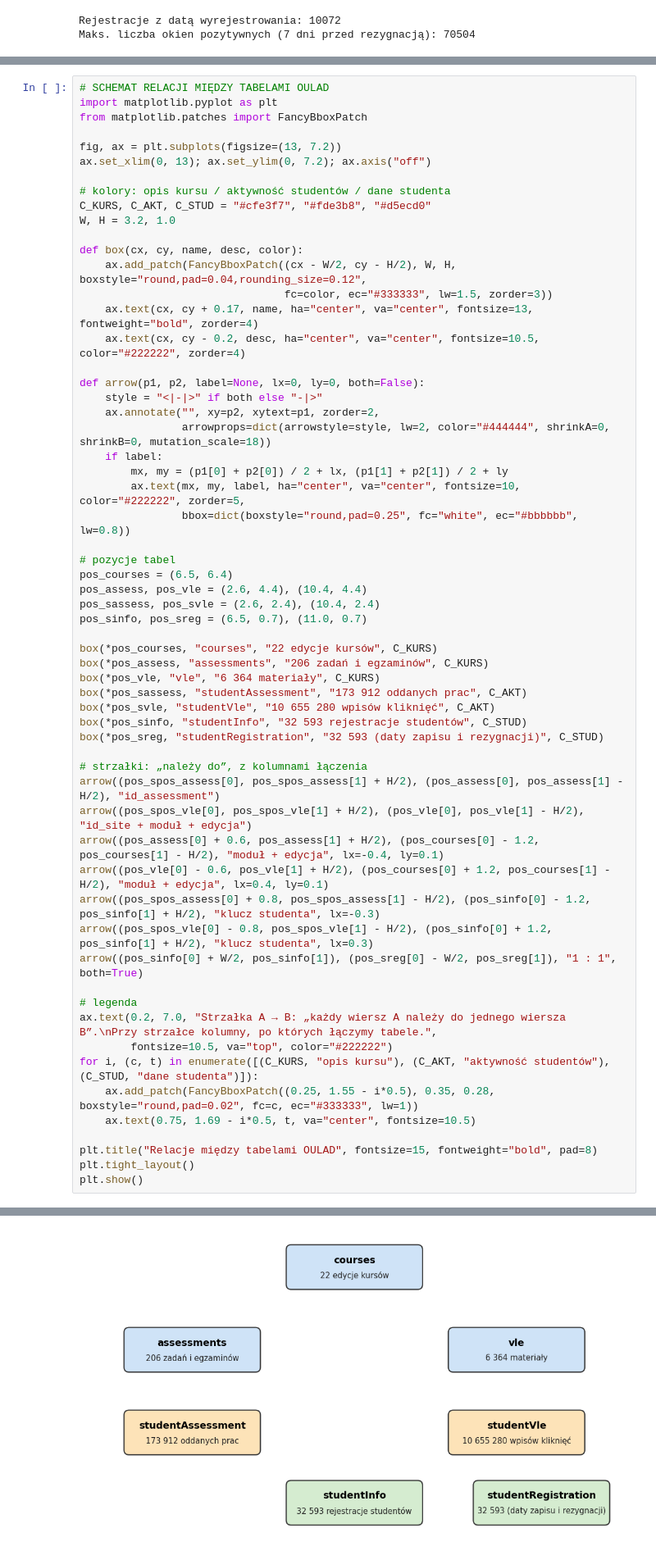
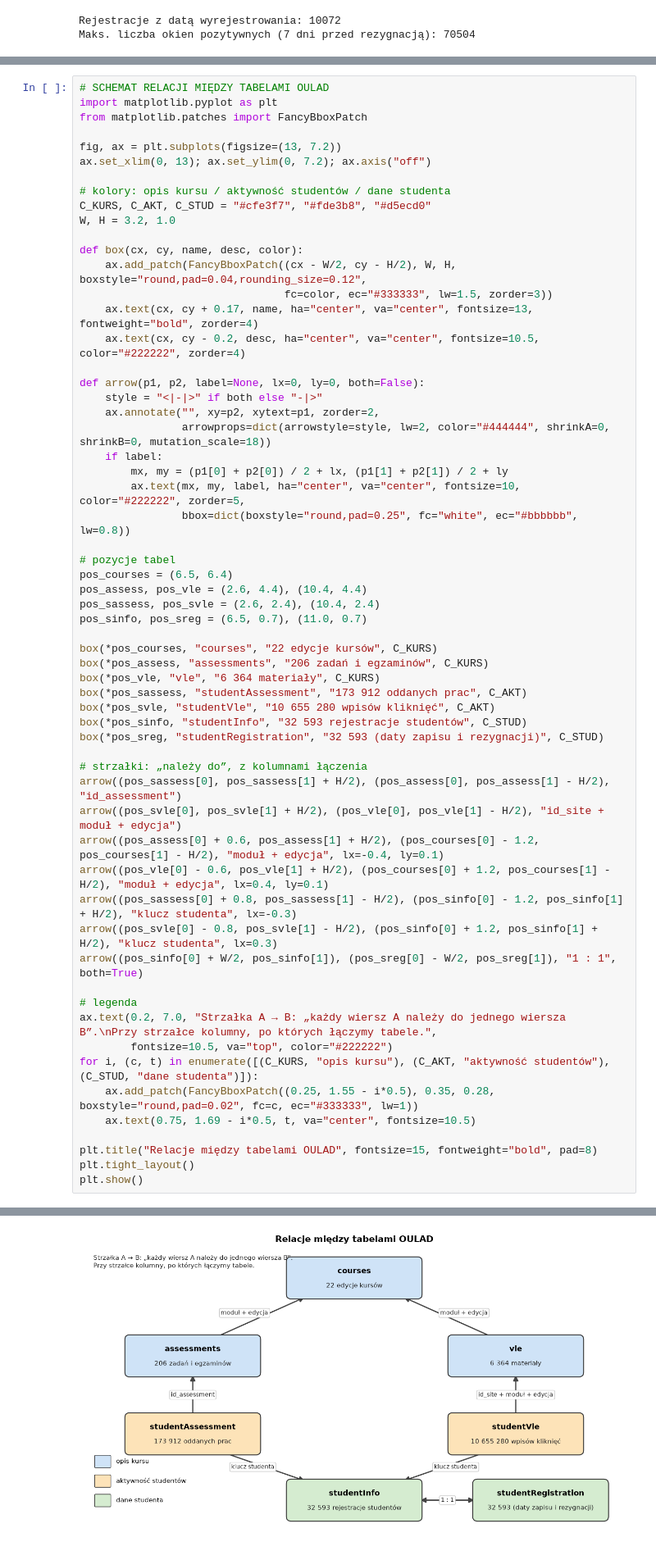
Before and after one commit to nikabienkowska-svg/Praca-projektowa-II-Modelowanie-trajektorii-uczenia-si-w-systemach-LMS, a Jupyter notebook: 01_pozyskanie_i_weryfikacja_danych.ipynb, the cells around one changed output, grey strips where cells are left out. Shown at 82% size. Cells and saved outputs as stored; diff of their text form.

```diff
--- a/01_pozyskanie_i_weryfikacja_danych.ipynb
+++ b/01_pozyskanie_i_weryfikacja_danych.ipynb
@@ -219,12 +219,12 @@ box(*pos_sinfo, "studentInfo", "32 593 rejestracje studentów", C_STUD)
 box(*pos_sreg, "studentRegistration", "32 593 (daty zapisu i rezygnacji)", C_STUD)
 
 # strzałki: „należy do”, z kolumnami łączenia
-arrow((pos_spos_assess[0], pos_spos_assess[1] + H/2), (pos_assess[0], pos_assess[1] - H/2), "id_assessment")
-arrow((pos_spos_vle[0], pos_spos_vle[1] + H/2), (pos_vle[0], pos_vle[1] - H/2), "id_site + moduł + edycja")
+arrow((pos_sassess[0], pos_sassess[1] + H/2), (pos_assess[0], pos_assess[1] - H/2), "id_assessment")
+arrow((pos_svle[0], pos_svle[1] + H/2), (pos_vle[0], pos_vle[1] - H/2), "id_site + moduł + edycja")
 arrow((pos_assess[0] + 0.6, pos_assess[1] + H/2), (pos_courses[0] - 1.2, pos_courses[1] - H/2), "moduł + edycja", lx=-0.4, ly=0.1)
 arrow((pos_vle[0] - 0.6, pos_vle[1] + H/2), (pos_courses[0] + 1.2, pos_courses[1] - H/2), "moduł + edycja", lx=0.4, ly=0.1)
-arrow((pos_spos_assess[0] + 0.8, pos_spos_assess[1] - H/2), (pos_sinfo[0] - 1.2, pos_sinfo[1] + H/2), "klucz studenta", lx=-0.3)
-arrow((pos_spos_vle[0] - 0.8, pos_spos_vle[1] - H/2), (pos_sinfo[0] + 1.2, pos_sinfo[1] + H/2), "klucz studenta", lx=0.3)
+arrow((pos_sassess[0] + 0.8, pos_sassess[1] - H/2), (pos_sinfo[0] - 1.2, pos_sinfo[1] + H/2), "klucz studenta", lx=-0.3)
+arrow((pos_svle[0] - 0.8, pos_svle[1] - H/2), (pos_sinfo[0] + 1.2, pos_sinfo[1] + H/2), "klucz studenta", lx=0.3)
 arrow((pos_sinfo[0] + W/2, pos_sinfo[1]), (pos_sreg[0] - W/2, pos_sreg[1]), "1 : 1", both=True)
 
 # legenda
@@ -242,4 +241,4 @@ NameError: name 'pos_spos_assess' is not defined
-[figure, old version]
+[figure, new version]
 # %% [markdown]
 **Jak to rozumieć:** każda tabela „należy do” tabeli, na którą wskazuje strzałka. Na przykład każde kliknięcie z `studentVle` dotyczy jednego materiału z `vle` i jednej rejestracji ze `studentInfo`, a w jeden materiał lub jedną rejestrację klikano wiele razy.
 
```
Also changed, not shown: parts of 1 cell of this notebook, 1 other file.
